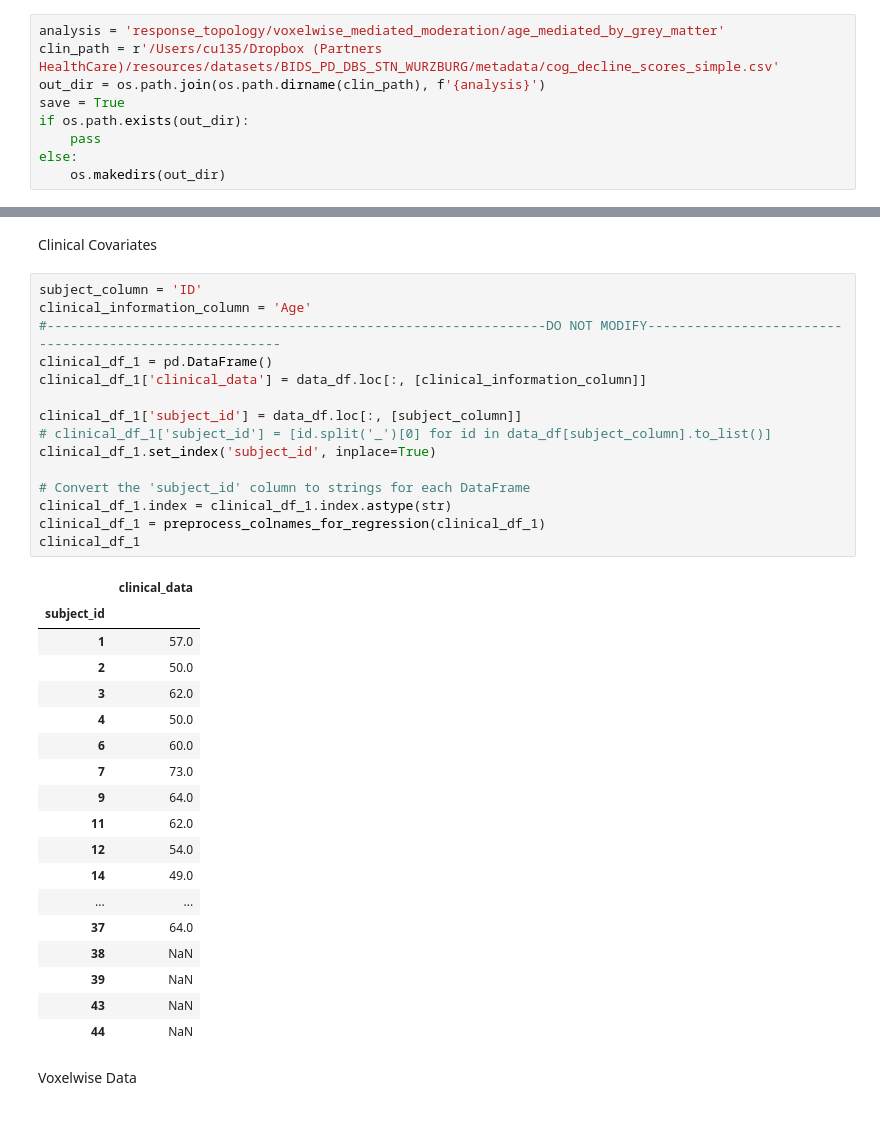
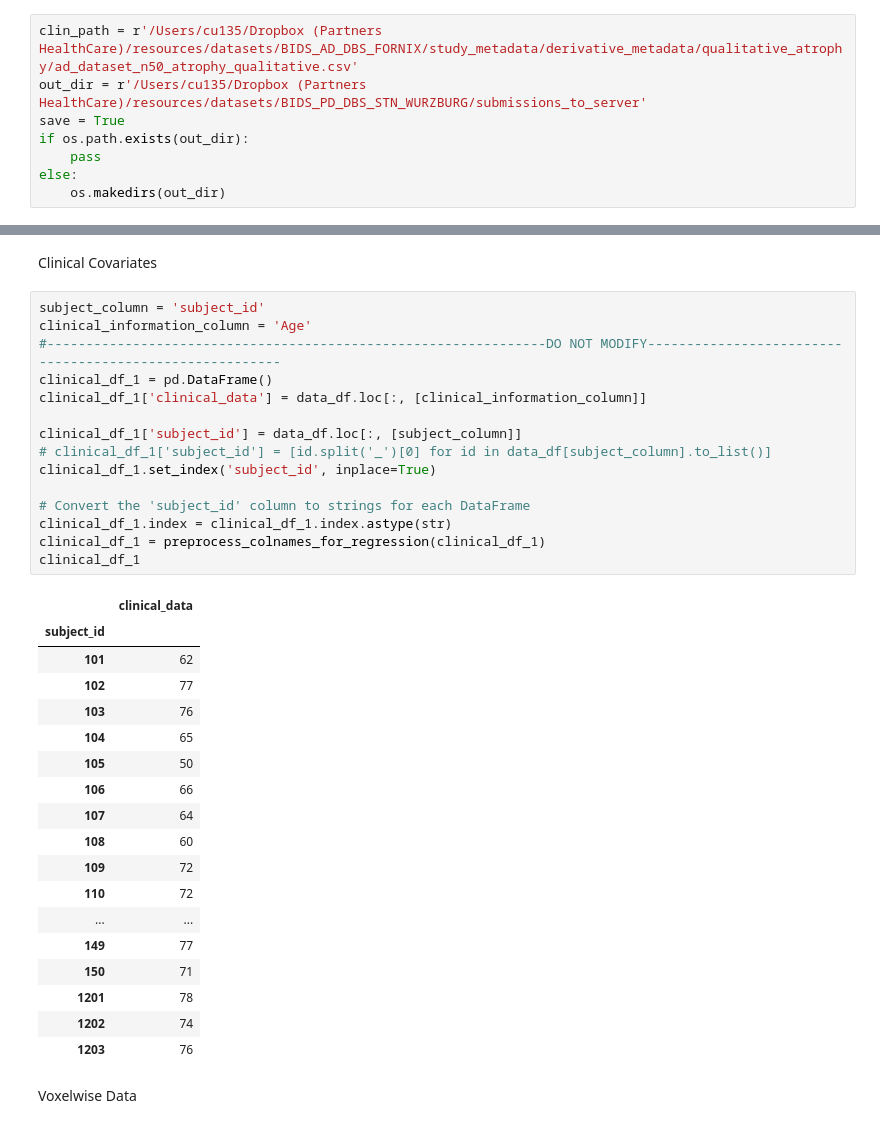
Before and after one commit to Calvinwhow/Research, a Jupyter notebook: nimlab/notebooks/neuroimaging_notebooks/server_submission_notebooks/submit_multiprocessed_voxelwise_analysis.ipynb, the cells around one changed output, grey strips where cells are left out. Cells and saved outputs as stored; diff of their text form.

```diff
--- a/nimlab/notebooks/neuroimaging_notebooks/server_submission_notebooks/submit_multiprocessed_voxelwise_analysis.ipynb
+++ b/nimlab/notebooks/neuroimaging_notebooks/server_submission_notebooks/submit_multiprocessed_voxelwise_analysis.ipynb
@@ -8,9 +8,8 @@ import numpy as np
 from calvin_utils.file_utils.dataframe_utilities import preprocess_colnames_for_regression
 np.set_printoptions(precision=3, suppress=True)
 # %%
-analysis = 'response_topology/voxelwise_mediated_moderation/age_mediated_by_grey_matter'
-clin_path = r'/Users/cu135/Dropbox (Partners HealthCare)/resources/datasets/BIDS_PD_DBS_STN_WURZBURG/metadata/cog_decline_scores_simple.csv'
-out_dir = os.path.join(os.path.dirname(clin_path), f'{analysis}')
+clin_path = r'/Users/cu135/Dropbox (Partners HealthCare)/resources/datasets/BIDS_AD_DBS_FORNIX/study_metadata/derivative_metadata/qualitative_atrophy/ad_dataset_n50_atrophy_qualitative.csv'
+out_dir = r'/Users/cu135/Dropbox (Partners HealthCare)/resources/datasets/BIDS_PD_DBS_STN_WURZBURG/submissions_to_server'
 save = True
 if os.path.exists(out_dir):
     pass
@@ -96,39 +95,39 @@ outcomes_df
 # %% [markdown]
 Clinical Covariates
 # %%
-subject_column = 'ID'
+subject_column = 'subject_id'
 clinical_information_column = 'Age'
 #----------------------------------------------------------------DO NOT MODIFY--------------------------------------------------------
 clinical_df_1 = pd.DataFrame()
 clinical_df_1['clinical_data'] = data_df.loc[:, [clinical_information_column]]
 
 clinical_df_1['subject_id'] = data_df.loc[:, [subject_column]]
 # clinical_df_1['subject_id'] = [id.split('_')[0] for id in data_df[subject_column].to_list()]
 clinical_df_1.set_index('subject_id', inplace=True)
 
 # Convert the 'subject_id' column to strings for each DataFrame
 clinical_df_1.index = clinical_df_1.index.astype(str)
 clinical_df_1 = preprocess_colnames_for_regression(clinical_df_1)
 clinical_df_1
 # %% [output]
 |  | clinical_data |
 | subject_id |  |
-| 1 | 57.0 |
-| 2 | 50.0 |
-| 3 | 62.0 |
-| 4 | 50.0 |
-| 6 | 60.0 |
-| 7 | 73.0 |
-| 9 | 64.0 |
-| 11 | 62.0 |
-| 12 | 54.0 |
-| 14 | 49.0 |
+| 101 | 62 |
+| 102 | 77 |
+| 103 | 76 |
+| 104 | 65 |
+| 105 | 50 |
+| 106 | 66 |
+| 107 | 64 |
+| 108 | 60 |
+| 109 | 72 |
+| 110 | 72 |
 | ... | ... |
-| 37 | 64.0 |
-| 38 | NaN |
-| 39 | NaN |
-| 43 | NaN |
-| 44 | NaN |
+| 149 | 77 |
+| 150 | 71 |
+| 1201 | 78 |
+| 1202 | 74 |
+| 1203 | 76 |
 # %% [markdown]
 Voxelwise Data
 # %%
```
Also changed, not shown: parts of 9 cells of this notebook, 6 other files.
